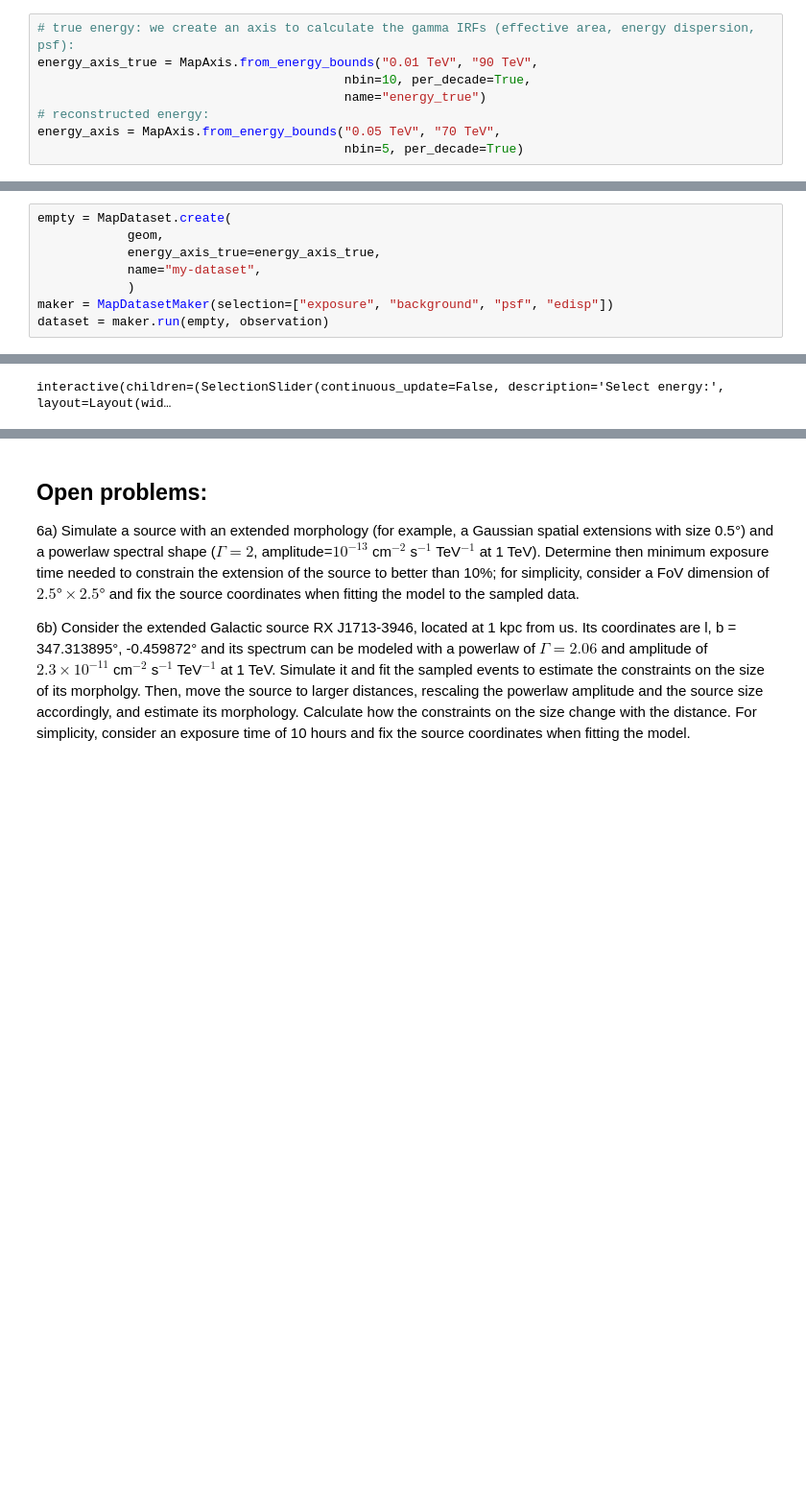
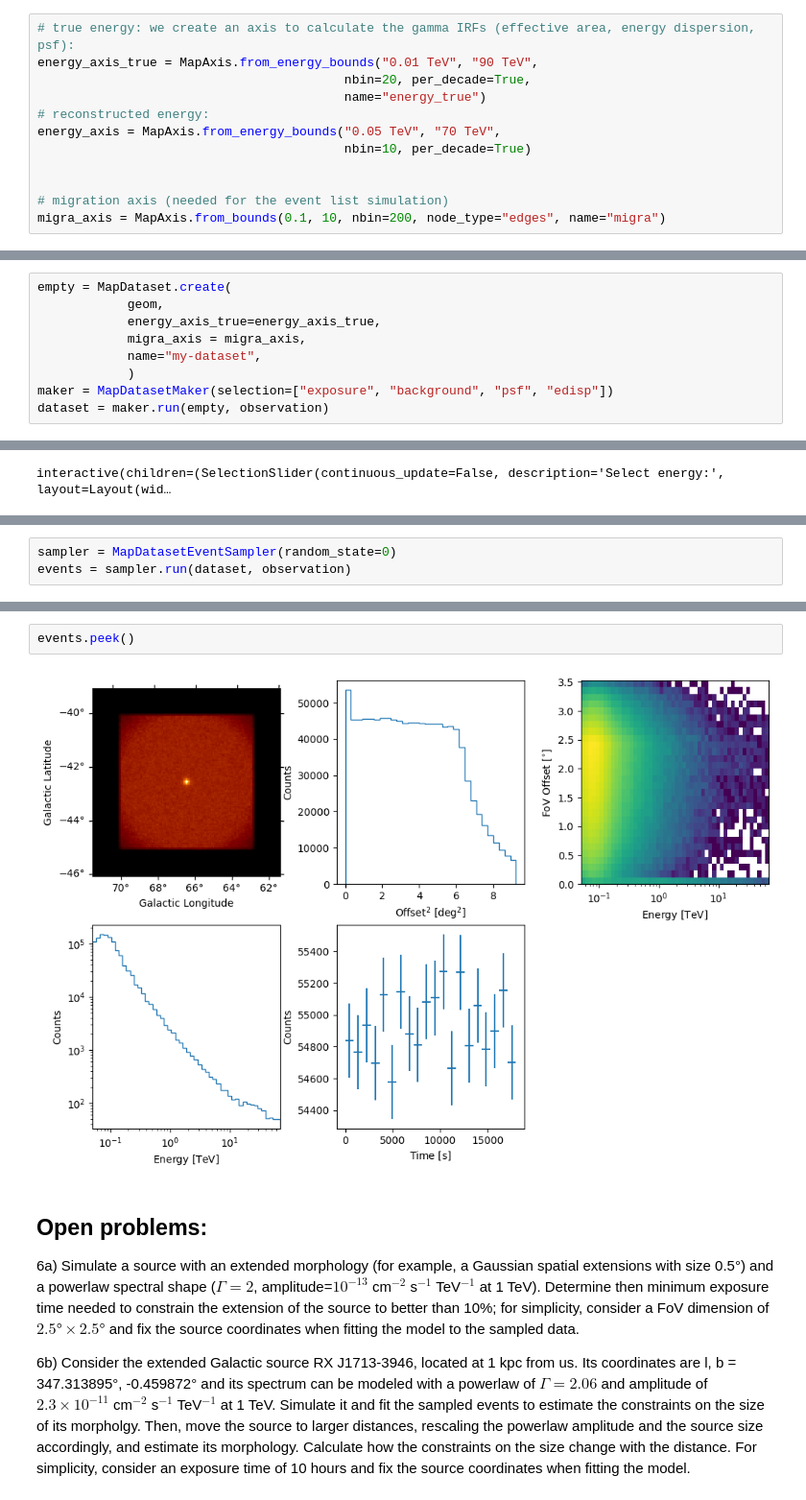
Before and after one commit to Astro-Kirsty/CADS_2026, a Jupyter notebook: Beginners_handson/6.Simulations/6. Simulations.ipynb, the cells around one changed output, grey strips where cells are left out. Shown at 96% size. Saved outputs shown, nothing was run; the diff lists cells and outputs as text; blank space fills up the shorter version.

Commit message:
add event sampling

```diff
--- a/Beginners_handson/6.Simulations/6. Simulations.ipynb
+++ b/Beginners_handson/6.Simulations/6. Simulations.ipynb
@@ -123,11 +123,15 @@ irf["aeff"].peek()
 # %%
 # true energy: we create an axis to calculate the gamma IRFs (effective area, energy dispersion, psf):
 energy_axis_true = MapAxis.from_energy_bounds("0.01 TeV", "90 TeV",
-                                         nbin=10, per_decade=True,
+                                         nbin=20, per_decade=True,
                                          name="energy_true")
 # reconstructed energy:
 energy_axis = MapAxis.from_energy_bounds("0.05 TeV", "70 TeV",
-                                         nbin=5, per_decade=True)
+                                         nbin=10, per_decade=True)
+
+
+# migration axis (needed for the event list simulation)
+migra_axis = MapAxis.from_bounds(0.1, 10, nbin=200, node_type="edges", name="migra")
 # %% [markdown]
 ### Observation time
 # %%
@@ -173,6 +177,7 @@ Finally, we can create the `Dataset` object and we fill it with the full sky-mod
 empty = MapDataset.create(
             geom,
             energy_axis_true=energy_axis_true,
+            migra_axis = migra_axis,
             name="my-dataset",
             )
 maker = MapDatasetMaker(selection=["exposure", "background", "psf", "edisp"])
@@ -232,0 +247,3 @@ interactive(children=(SelectionSlider(continuous_update=False, description='Sele
+# %%
+sampler = MapDatasetEventSampler(random_state=0)
+events = sampler.run(dataset, observation)
@@ -233,3 +275,7 @@ interactive(children=(SelectionSlider(continuous_update=False, description='Sele
+# %%
+events.peek()
+# %% [output]
+[figure, added]
 # %% [markdown]
 ## Open problems:
 
```
Also changed, not shown: parts of 9 cells of this notebook.
